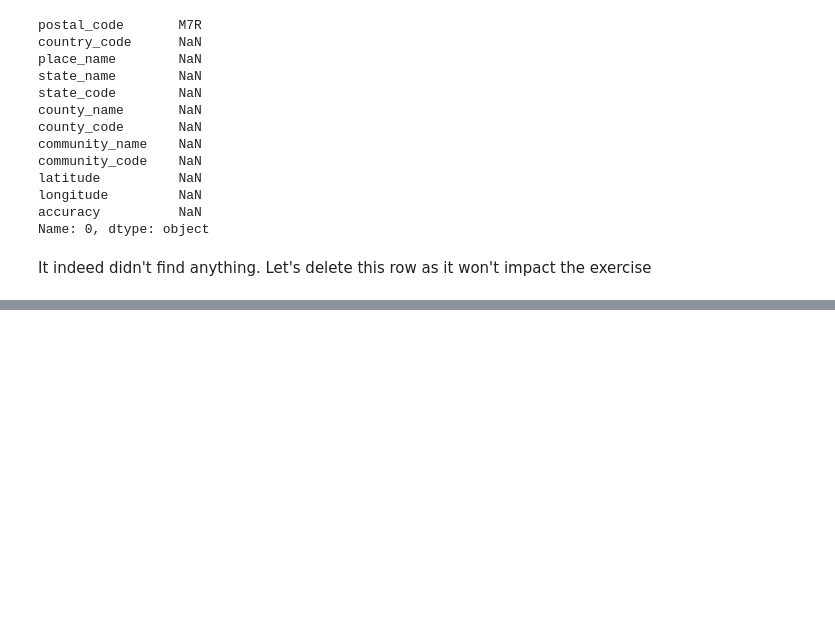
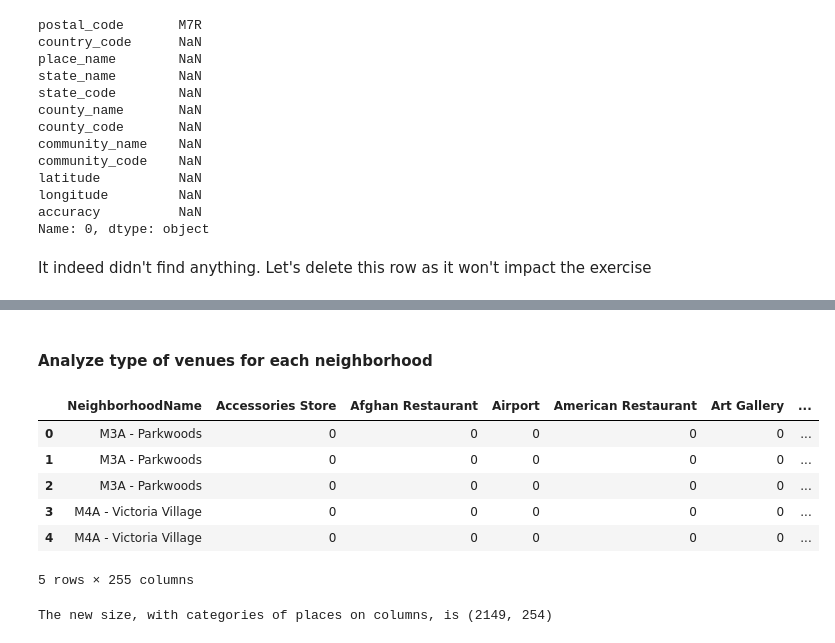
Before and after one commit to jrkumelys/Coursera_Capstone, a Jupyter notebook: Toronto Neighborhoods.ipynb, the cells around one changed output, grey strips where cells are left out. Cells and saved outputs as stored; diff of their text form; code cells hidden in the pictures; blank space fills up the shorter version.

```diff
--- a/Toronto Neighborhoods.ipynb
+++ b/Toronto Neighborhoods.ipynb
@@ -196,7 +193,7 @@ for i, postal_code in enumerate(postal_codes):
 # %% [markdown]
 Pass the lat and long we just got into the dataframe with neighborhoods and boroughs
 # %%
-toronto_df_latlong = toronto_df
+toronto_df_latlong = toronto_df[:]
 toronto_df_latlong['Latitude'] = latitudes
 toronto_df_latlong['Longitude'] = longitudes
 toronto_df_latlong.head(5)
@@ -247,0 +462,26 @@ toronto_df_latlong_fixed.iloc[[]]
+# %% [markdown]
+#### Analyze type of venues for each neighborhood
+# %%
+# one hot encoding
+toronto_onehot = pd.get_dummies(toronto_venues[['Venue Category']], prefix="", prefix_sep="")
+
+# add neighborhood column back to dataframe
+toronto_onehot['NeighborhoodName'] = toronto_venues['Neighborhood']
+
+# move neighborhood column to the first column
+fixed_columns = [toronto_onehot.columns[-1]] + list(toronto_onehot.columns[:-1])
+toronto_onehot = toronto_onehot[fixed_columns]
+
+toronto_onehot.head()
+# %% [output]
+|  | NeighborhoodName | Accessories Store | Afghan Restaurant | Airport | American Restaurant | Art Gallery | ... |
+| 0 | M3A - Parkwoods | 0 | 0 | 0 | 0 | 0 | ... |
+| 1 | M3A - Parkwoods | 0 | 0 | 0 | 0 | 0 | ... |
+| 2 | M3A - Parkwoods | 0 | 0 | 0 | 0 | 0 | ... |
+| 3 | M4A - Victoria Village | 0 | 0 | 0 | 0 | 0 | ... |
+| 4 | M4A - Victoria Village | 0 | 0 | 0 | 0 | 0 | ... |
+5 rows × 255 columns
+# %%
+print('The new size, with categories of places on columns, is {}'.format(toronto_onehot.shape))
+# %% [output]
+The new size, with categories of places on columns, is (2149, 254)
```
Also changed, not shown: parts of 31 cells of this notebook.
